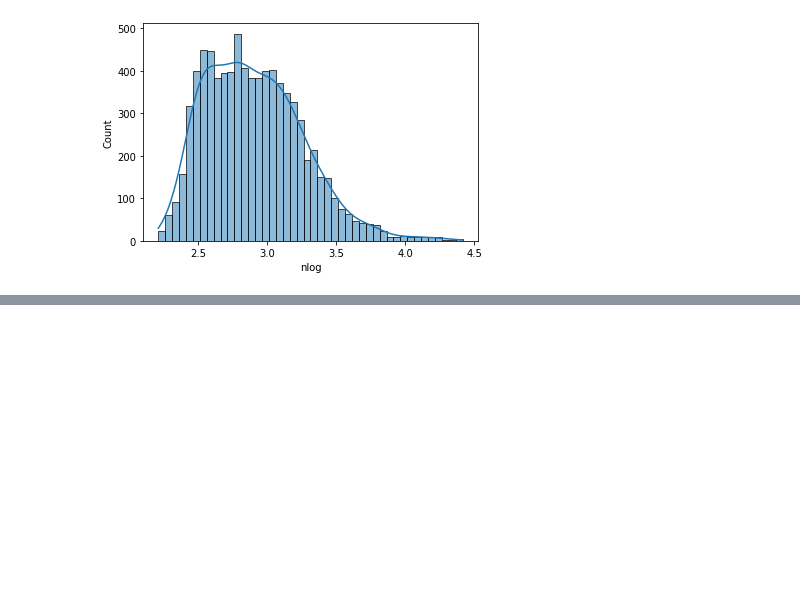
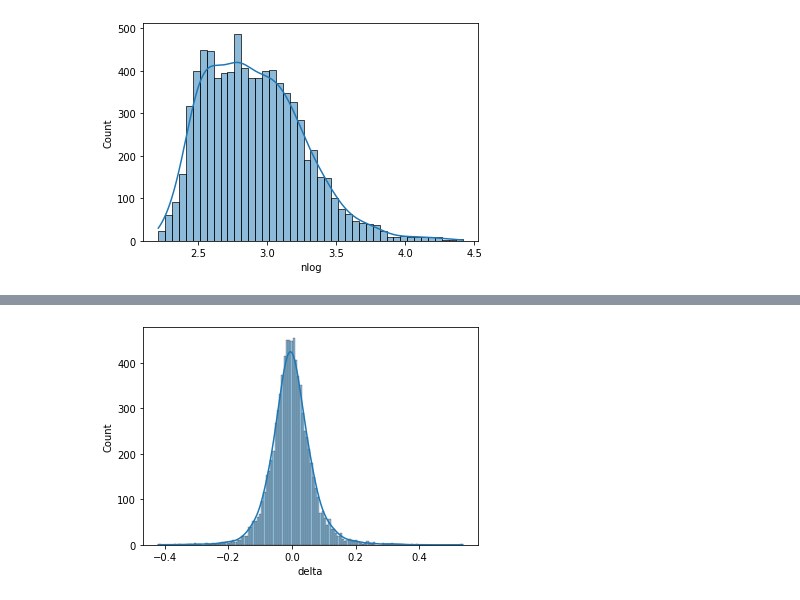
Before and after one commit to JoeHGeoghegan/VIX_Timing_The_Market, a Jupyter notebook: Notebooks/Laramie.ipynb, the cells around one changed output, grey strips where cells are left out. Drawn from its saved outputs; the diff is of its cells as text; code cells hidden in the pictures; blank space fills up the shorter version.

```diff
--- a/Notebooks/Laramie.ipynb
+++ b/Notebooks/Laramie.ipynb
@@ -280,0 +284,11 @@ my_group
+# %%
+fig =sns.histplot( vix_df['delta'],
+                   kde= True,
+                   kde_kws= {'cut': 0,
+                   'gridsize':4000,
+                   'bw_adjust': 1.5
+                   }
+
+)
+# %% [output]
+[figure, added]
```
Also changed, not shown: parts of 10 cells of this notebook.
